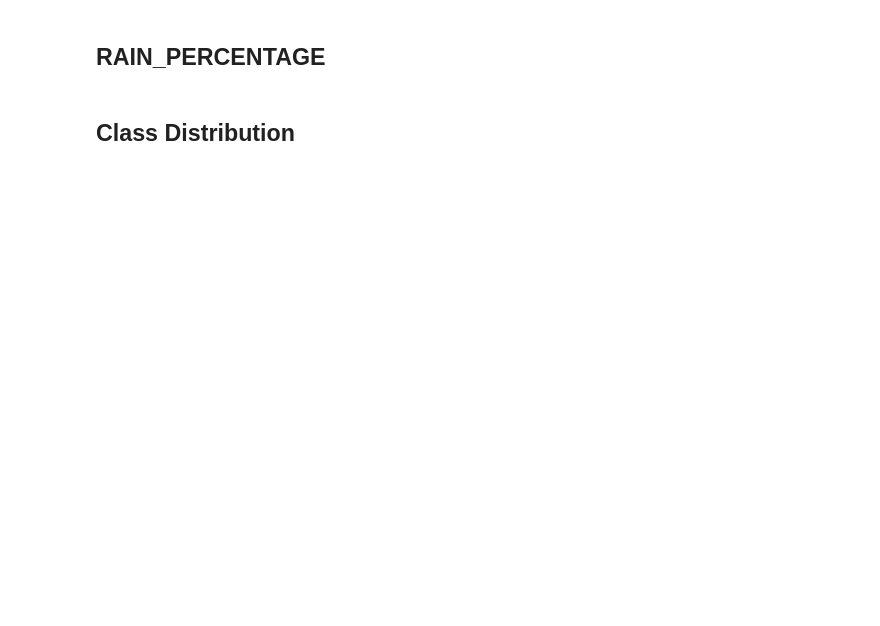
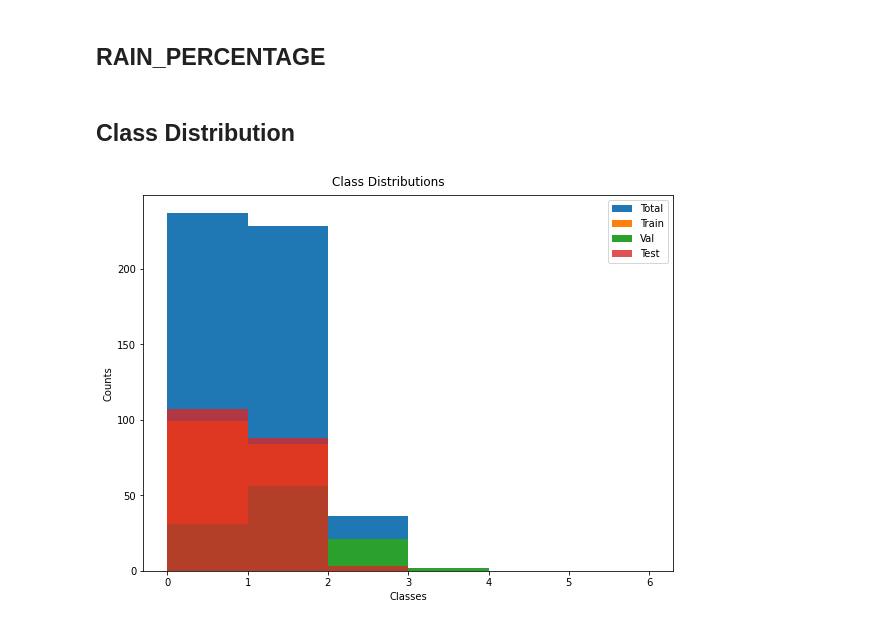
Before and after one commit to Hsgngr/KuKu, a Jupyter notebook: training_plot.ipynb, the cells around one changed output. Drawn from its saved outputs; the diff is of its cells as text; code cells hidden in the pictures; blank space fills up the shorter version.

```diff
--- a/training_plot.ipynb
+++ b/training_plot.ipynb
@@ -207,0 +242,20 @@ set(y_test)
+# %%
+y_train = df_timed_dct['5']['train']["TARGET_WEATHER"].to_numpy()
+y_val = df_timed_dct['5']['val']["TARGET_WEATHER"].to_numpy()
+y_test = df_timed_dct['5']['test']["TARGET_WEATHER"].to_numpy()
+y_all = np.concatenate([y_train,y_val,y_test])
+# %%
+fig, ax = plt.subplots(figsize=(8,6),constrained_layout=True)
+fig.suptitle('Class Distributions')
+
+ax.hist(y_all, bins=np.arange(7), label='Total')
+ax.hist(y_train, bins=np.arange(7), label='Train')
+ax.hist(y_val, bins=np.arange(7), label='Val')
+ax.hist(y_test, bins=np.arange(7), label='Test', alpha=0.8)
+
+ax.set_xlabel('Classes')
+ax.set_ylabel('Counts')
+ax.legend(loc=1)
+plt.show()
+# %% [output]
+[figure, added]
```
Also changed, not shown: parts of 10 cells of this notebook.
